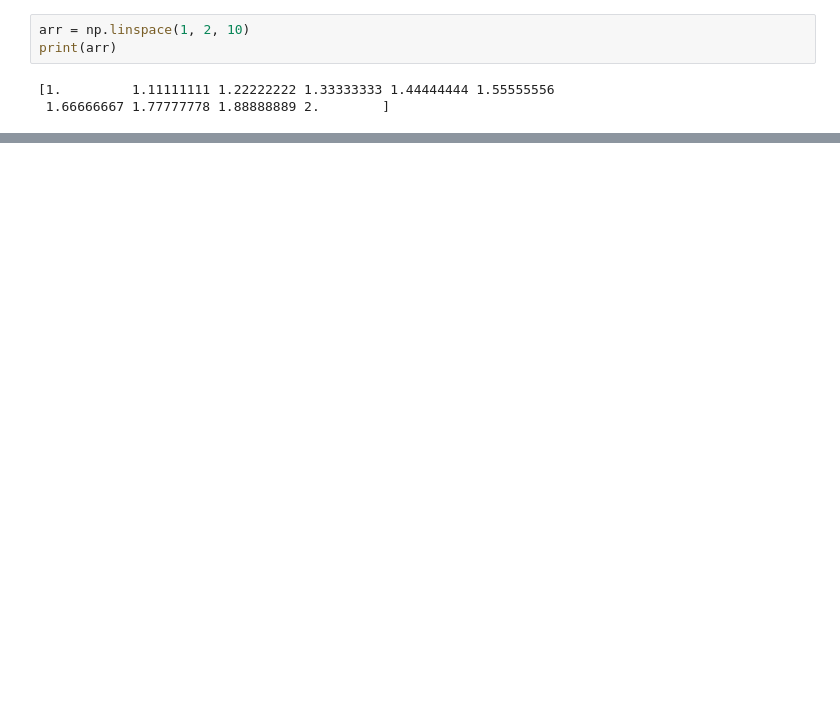
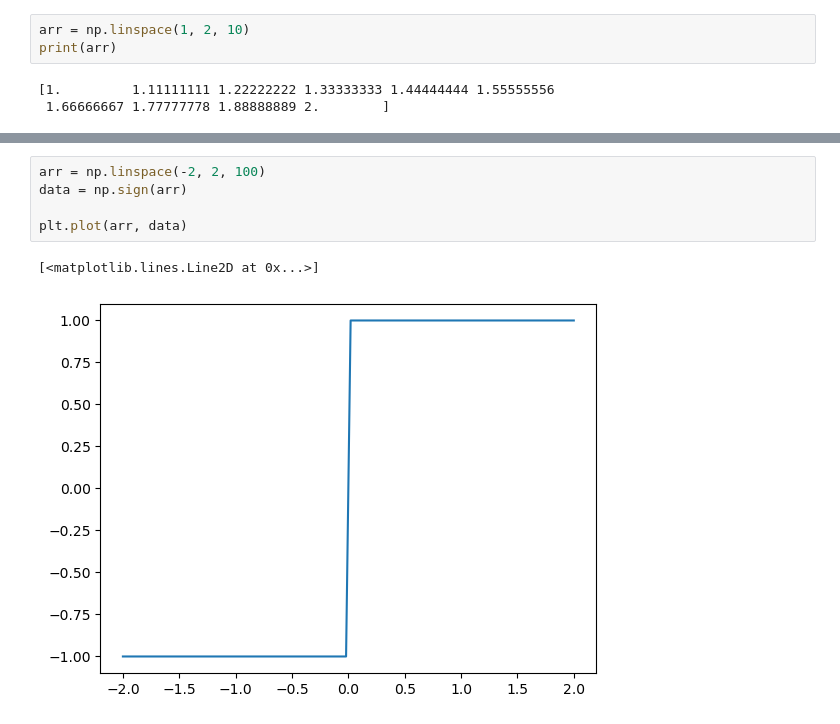
Before and after one commit to amirkhan1092/Batch2023-24, a Jupyter notebook: module2/matplotlib/plotting2d.ipynb, the cells around one changed output, grey strips where cells are left out. Drawn from its saved outputs; the diff is of its cells as text; blank space fills up the shorter version.

```diff
--- a/module2/matplotlib/plotting2d.ipynb
+++ b/module2/matplotlib/plotting2d.ipynb
@@ -56,0 +96,8 @@ print(arr)
+# %%
+arr = np.linspace(-2, 2, 100)
+data = np.sign(arr)
+
+plt.plot(arr, data)
+# %% [output]
+[<matplotlib.lines.Line2D at 0x...>]
+[figure, added]
```
Also changed, not shown: parts of 4 cells of this notebook, 7 other files.
